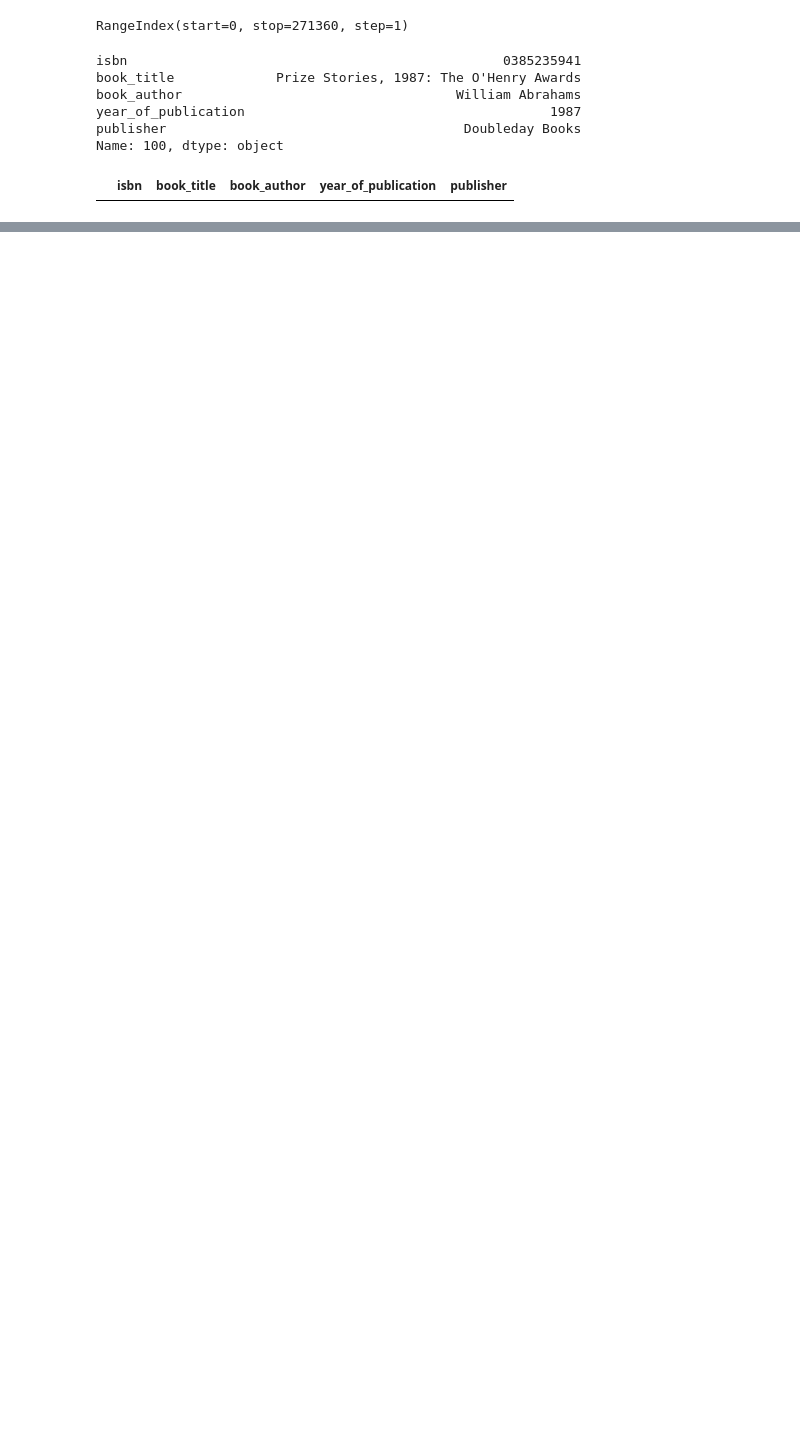
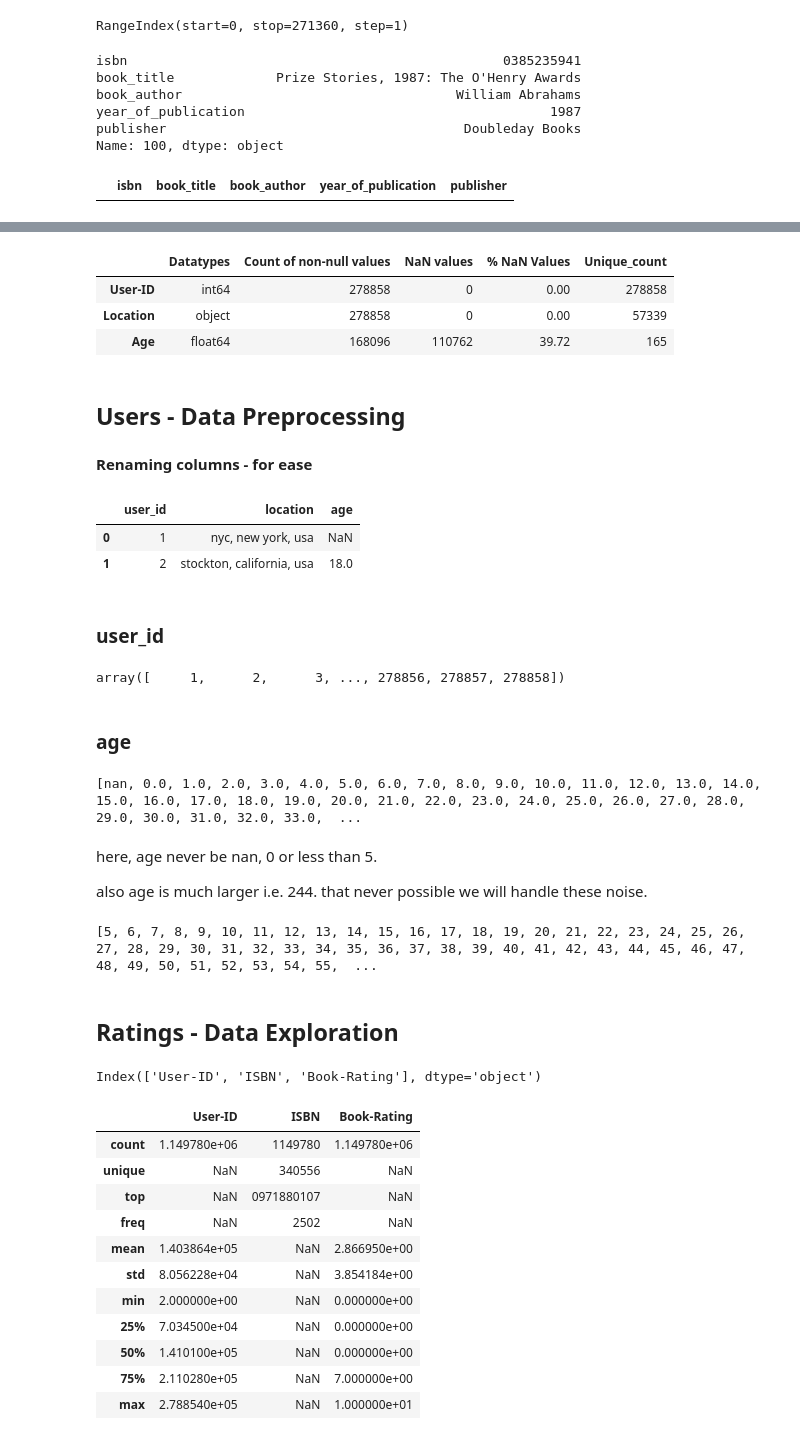
Before and after one commit to raushan9jnv/Book-recommendation-system, a Jupyter notebook: Book_recommendation_system_capstone_project_4.ipynb, the cells around one changed output, grey strips where cells are left out. Cells and saved outputs as stored; diff of their text form; code cells hidden in the pictures; blank space fills up the shorter version.

```diff
--- a/Book_recommendation_system_capstone_project_4.ipynb
+++ b/Book_recommendation_system_capstone_project_4.ipynb
@@ -348,0 +387,19 @@ df1
+# %%
+def UserInfo():
+  Uinfo_df = pd.DataFrame(index=df_users.columns)
+  Uinfo_df['Datatypes'] =  df_users.dtypes
+  Uinfo_df['Count of non-null values'] = df_users.count()
+  Uinfo_df['NaN values'] = df_users.isnull().sum()
+  Uinfo_df['% NaN Values'] = (Uinfo_df['NaN values']/len(df_users)).round(4)*100        # or df_apps.isnull().mean()
+  Uinfo_df['Unique_count'] = df_users.nunique()
+  return Uinfo_df
+UserInfo()
+# %% [output]
+|  | Datatypes | Count of non-null values | NaN values | % NaN Values | Unique_count |
+| User-ID | int64 | 278858 | 0 | 0.00 | 278858 |
+| Location | object | 278858 | 0 | 0.00 | 57339 |
+| Age | float64 | 168096 | 110762 | 39.72 | 165 |
+# %% [markdown]
+## **Users - Data Preprocessing**
+# %% [markdown]
+**Renaming columns - for ease**
@@ -348,0 +412,26 @@ df1
+# %%
+# successfully renamed our columns
+
+colRename(df_users)
+# %% [output]
+|  | user_id | location | age |
+| 0 | 1 | nyc, new york, usa | NaN |
+| 1 | 2 | stockton, california, usa | 18.0 |
+# %% [markdown]
+### user_id
+# %%
+#unique users id
+df_users.user_id.values
+# %% [output]
+array([     1,      2,      3, ..., 278856, 278857, 278858])
+# %% [markdown]
+### age
+# %%
+# unique age group in ascending order
+print(sorted(df_users.age.unique()))
+# %% [output]
+[nan, 0.0, 1.0, 2.0, 3.0, 4.0, 5.0, 6.0, 7.0, 8.0, 9.0, 10.0, 11.0, 12.0, 13.0, 14.0, 15.0, 16.0, 17.0, 18.0, 19.0, 20.0, 21.0, 22.0, 23.0, 24.0, 25.0, 26.0, 27.0, 28.0, 29.0, 30.0, 31.0, 32.0, 33.0,  ...
+# %% [markdown]
+here, age never be nan, 0 or less than 5.
+
+also age is much larger i.e. 244. that never possible we will handle these noise.
@@ -348,0 +443,26 @@ df1
+# %%
+# successfully changed
+print(sorted(df_users.age.unique()))
+# %% [output]
+[5, 6, 7, 8, 9, 10, 11, 12, 13, 14, 15, 16, 17, 18, 19, 20, 21, 22, 23, 24, 25, 26, 27, 28, 29, 30, 31, 32, 33, 34, 35, 36, 37, 38, 39, 40, 41, 42, 43, 44, 45, 46, 47, 48, 49, 50, 51, 52, 53, 54, 55,  ...
+# %% [markdown]
+## **Ratings - Data Exploration**
+# %%
+df_ratings.columns
+# %% [output]
+Index(['User-ID', 'ISBN', 'Book-Rating'], dtype='object')
+# %%
+df_ratings.describe(include = 'all')
+# %% [output]
+|  | User-ID | ISBN | Book-Rating |
+| count | 1.149780e+06 | 1149780 | 1.149780e+06 |
+| unique | NaN | 340556 | NaN |
+| top | NaN | 0971880107 | NaN |
+| freq | NaN | 2502 | NaN |
+| mean | 1.403864e+05 | NaN | 2.866950e+00 |
+| std | 8.056228e+04 | NaN | 3.854184e+00 |
+| min | 2.000000e+00 | NaN | 0.000000e+00 |
+| 25% | 7.034500e+04 | NaN | 0.000000e+00 |
+| 50% | 1.410100e+05 | NaN | 0.000000e+00 |
+| 75% | 2.110280e+05 | NaN | 7.000000e+00 |
+| max | 2.788540e+05 | NaN | 1.000000e+01 |
```
Also changed, not shown: parts of 21 cells of this notebook.
